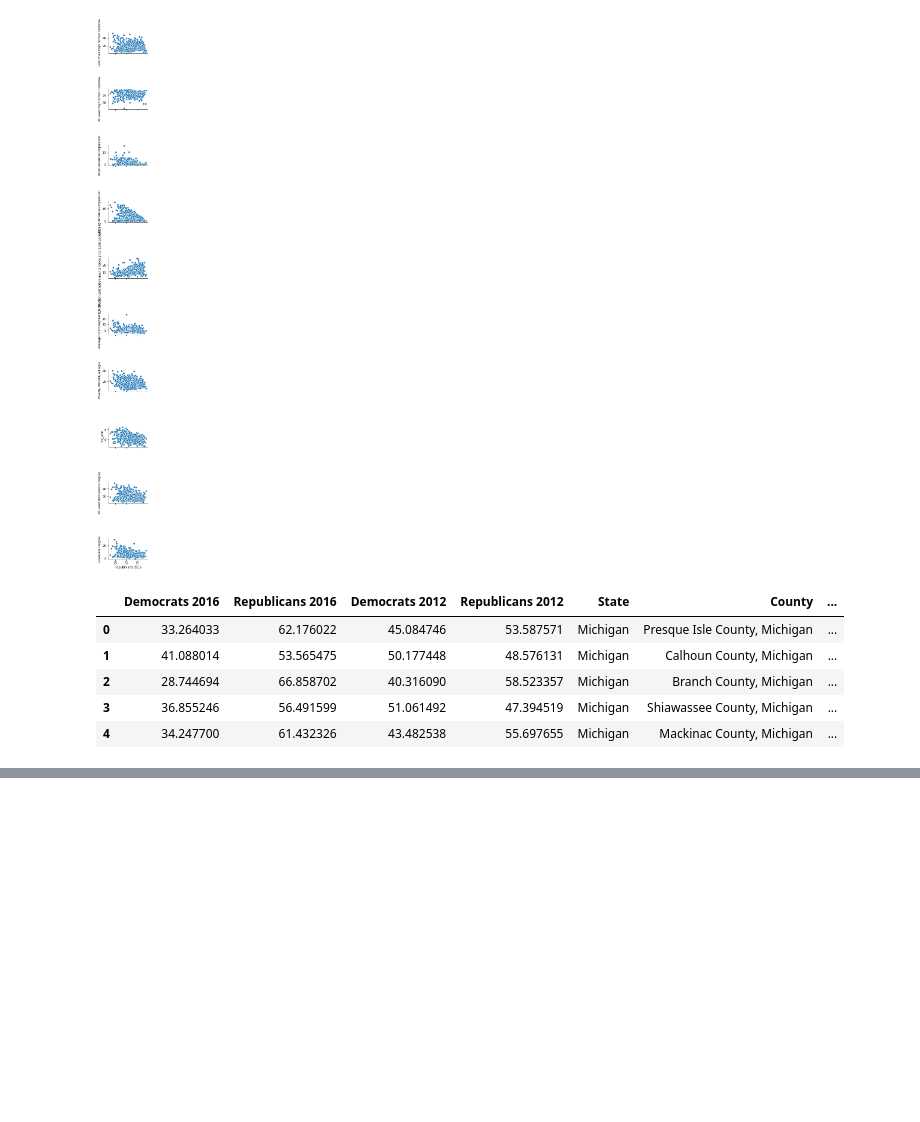
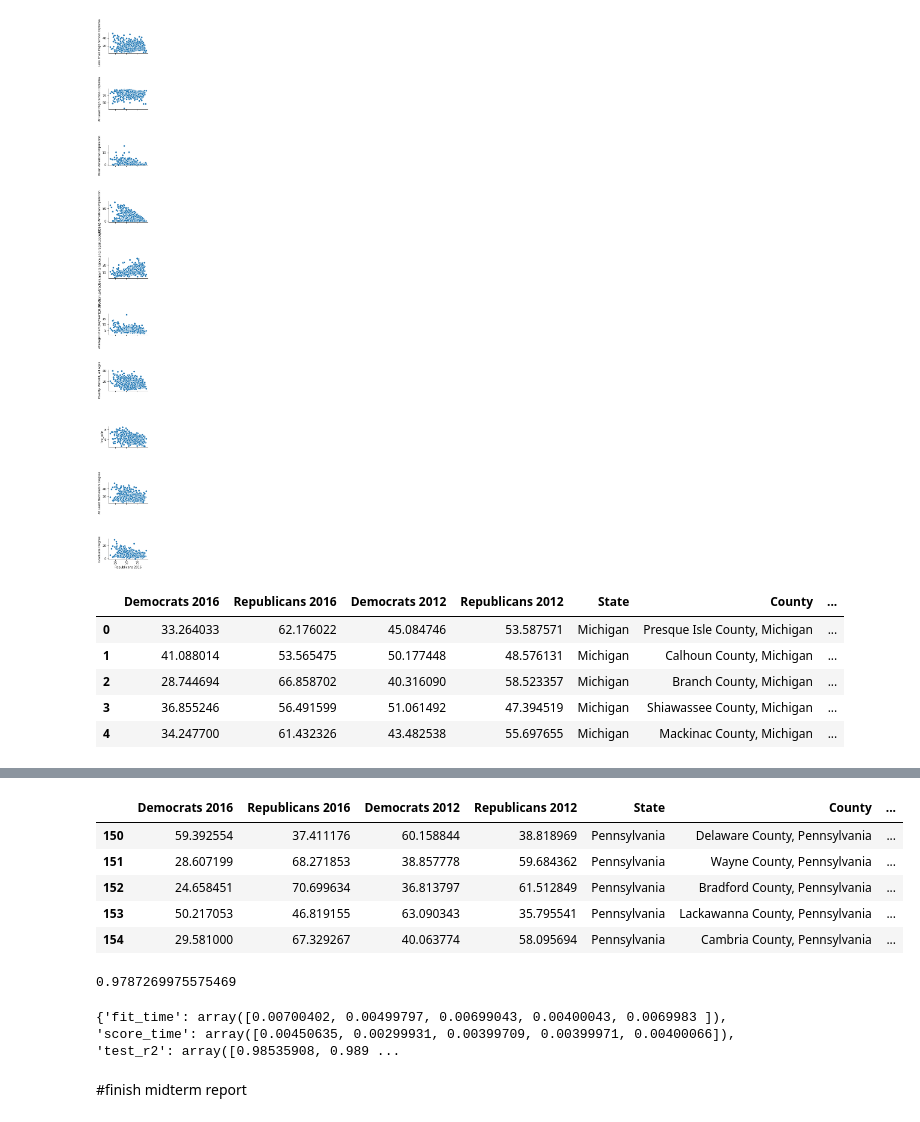
Before and after one commit to eweed001/ORIE-4741-Project, a Jupyter notebook: Model Construction.ipynb, the cells around one changed output, grey strips where cells are left out. Cells and saved outputs as stored; diff of their text form; code cells hidden in the pictures; blank space fills up the shorter version.

```diff
--- a/Model Construction.ipynb
+++ b/Model Construction.ipynb
@@ -154,0 +321,26 @@ mean_squared_error(y_test,predictions)
+# %%
+northeast = ["North Carolina","Pennsylvania","Arizona"]
+df_northeast = df[df.State.isin(northeast)]
+df_northeast.head()
+# %% [output]
+|  | Democrats 2016 | Republicans 2016 | Democrats 2012 | Republicans 2012 | State | County | ... |
+| 150 | 59.392554 | 37.411176 | 60.158844 | 38.818969 | Pennsylvania | Delaware County, Pennsylvania | ... |
+| 151 | 28.607199 | 68.271853 | 38.857778 | 59.684362 | Pennsylvania | Wayne County, Pennsylvania | ... |
+| 152 | 24.658451 | 70.699634 | 36.813797 | 61.512849 | Pennsylvania | Bradford County, Pennsylvania | ... |
+| 153 | 50.217053 | 46.819155 | 63.090343 | 35.795541 | Pennsylvania | Lackawanna County, Pennsylvania | ... |
+| 154 | 29.581000 | 67.329267 | 40.063774 | 58.095694 | Pennsylvania | Cambria County, Pennsylvania | ... |
+# %%
+df_features_northeast = df_northeast[['Democrats 2012', 'Republicans 2012','Less Than High School Diploma','At Least High School Diploma',
+                  'White (Not Latino) Population','Asian American Population',
+            'African American Population',
+           'Average Unemployment % 2016','Poverty Percent, All Ages', 'log_gdp',
+                  "At Least Bachelors's Degree", 'Graduate Degree','1824tot_per'
+             ,'2544tot_per','4564tot_per','65tot_per']]
+x_train, x_test, y_train, y_test = train_test_split(df_features_northeast, df_northeast['Democrats 2016'],
+                                                    test_size=0.2,shuffle=True)
+model = LinearRegression()
+model.fit(x_train,y_train)
+predictions = model.predict(x_test)
+model.score(x_test,y_test)
+# %% [output]
+0.9787269975575469
@@ -155,2 +349,8 @@ mean_squared_error(y_test,predictions)
+# %%
+print(scores_northeast)
+# %% [output]
+{'fit_time': array([0.00700402, 0.00499797, 0.00699043, 0.00400043, 0.0069983 ]), 'score_time': array([0.00450635, 0.00299931, 0.00399709, 0.00399971, 0.00400066]), 'test_r2': array([0.98535908, 0.989 ...
 # %%
 # define next steps for the final report portion of the project
+# %% [markdown]
+#finish midterm report
```
Also changed, not shown: parts of 44 cells of this notebook.
